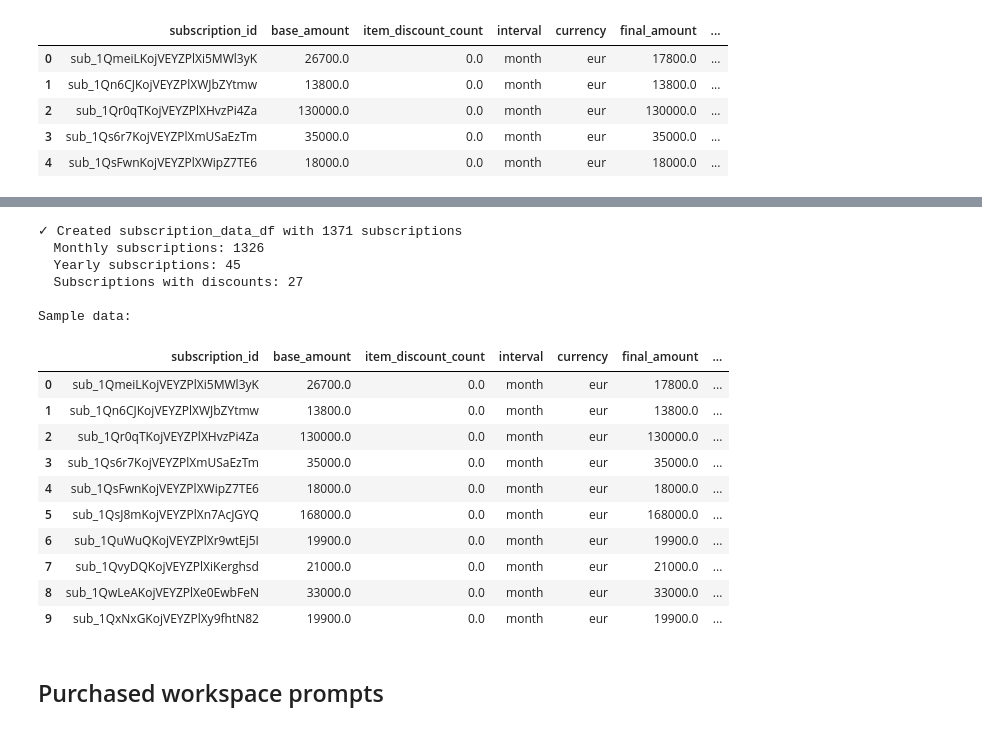
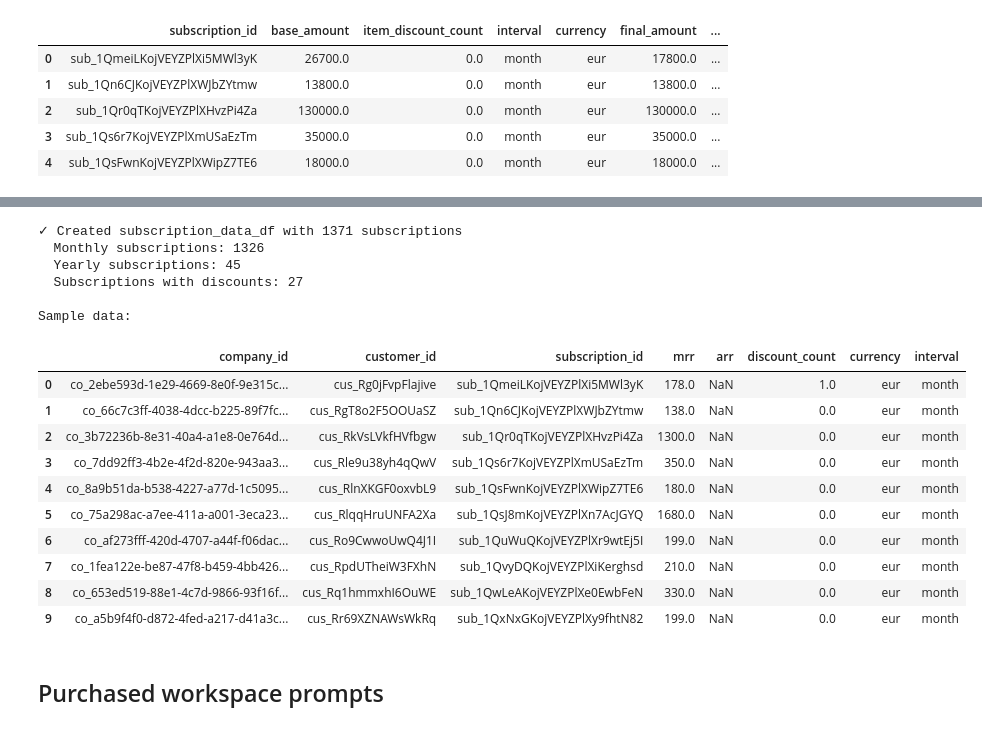
Before and after one commit to peec-ai/stripe-migration-analysis, a Jupyter notebook: transform/notebooks/migration_analysis-match.ipynb, the cells around one changed output, grey strips where cells are left out. Saved outputs shown, nothing was run; the diff lists cells and outputs as text; code cells hidden in the pictures.

```diff
--- a/transform/notebooks/migration_analysis-match.ipynb
+++ b/transform/notebooks/migration_analysis-match.ipynb
@@ -697,46 +696,45 @@ subscription_data = subscription_data.merge(
 )
 
 subscription_data.rename(columns={'id': 'company_id'}, inplace=True)
 
 
 # Step 7: Create final DataFrame with required columns
 subscription_data_df = subscription_data[[
-    'name',
     'company_id',
     'customer_id',
     'subscription_id',
     'mrr',
     'arr',
     'discount_count',
     'currency',
     'interval',
 ]].copy()
 
 print(f"\n✓ Created subscription_data_df with {len(subscription_data_df)} subscriptions")
 print(f"  Monthly subscriptions: {subscription_data_df['arr'].isna().sum()}")
 print(f"  Yearly subscriptions: {subscription_data_df['arr'].notna().sum()}")
 print(f"  Subscriptions with discounts: {(subscription_data_df['discount_count'] > 0).sum()}")
 print("\nSample data:")
 
-subscription_data.head(10)
+subscription_data_df.head(10)
 # %% [output]
 ✓ Created subscription_data_df with 1371 subscriptions
   Monthly subscriptions: 1326
   Yearly subscriptions: 45
   Subscriptions with discounts: 27
 
 Sample data:
-|  | subscription_id | base_amount | item_discount_count | interval | currency | final_amount | ... |
-| 0 | sub_1QmeiLKojVEYZPlXi5MWl3yK | 26700.0 | 0.0 | month | eur | 17800.0 | ... |
-| 1 | sub_1Qn6CJKojVEYZPlXWJbZYtmw | 13800.0 | 0.0 | month | eur | 13800.0 | ... |
-| 2 | sub_1Qr0qTKojVEYZPlXHvzPi4Za | 130000.0 | 0.0 | month | eur | 130000.0 | ... |
-| 3 | sub_1Qs6r7KojVEYZPlXmUSaEzTm | 35000.0 | 0.0 | month | eur | 35000.0 | ... |
-| 4 | sub_1QsFwnKojVEYZPlXWipZ7TE6 | 18000.0 | 0.0 | month | eur | 18000.0 | ... |
-| 5 | sub_1QsJ8mKojVEYZPlXn7AcJGYQ | 168000.0 | 0.0 | month | eur | 168000.0 | ... |
-| 6 | sub_1QuWuQKojVEYZPlXr9wtEj5I | 19900.0 | 0.0 | month | eur | 19900.0 | ... |
-| 7 | sub_1QvyDQKojVEYZPlXiKerghsd | 21000.0 | 0.0 | month | eur | 21000.0 | ... |
-| 8 | sub_1QwLeAKojVEYZPlXe0EwbFeN | 33000.0 | 0.0 | month | eur | 33000.0 | ... |
-| 9 | sub_1QxNxGKojVEYZPlXy9fhtN82 | 19900.0 | 0.0 | month | eur | 19900.0 | ... |
+|  | company_id | customer_id | subscription_id | mrr | arr | discount_count | currency | interval |
+| 0 | co_2ebe593d-1e29-4669-8e0f-9e315c... | cus_Rg0jFvpFlajive | sub_1QmeiLKojVEYZPlXi5MWl3yK | 178.0 | NaN | 1.0 | eur | month |
+| 1 | co_66c7c3ff-4038-4dcc-b225-89f7fc... | cus_RgT8o2F5OOUaSZ | sub_1Qn6CJKojVEYZPlXWJbZYtmw | 138.0 | NaN | 0.0 | eur | month |
+| 2 | co_3b72236b-8e31-40a4-a1e8-0e764d... | cus_RkVsLVkfHVfbgw | sub_1Qr0qTKojVEYZPlXHvzPi4Za | 1300.0 | NaN | 0.0 | eur | month |
+| 3 | co_7dd92ff3-4b2e-4f2d-820e-943aa3... | cus_Rle9u38yh4qQwV | sub_1Qs6r7KojVEYZPlXmUSaEzTm | 350.0 | NaN | 0.0 | eur | month |
+| 4 | co_8a9b51da-b538-4227-a77d-1c5095... | cus_RlnXKGF0oxvbL9 | sub_1QsFwnKojVEYZPlXWipZ7TE6 | 180.0 | NaN | 0.0 | eur | month |
+| 5 | co_75a298ac-a7ee-411a-a001-3eca23... | cus_RlqqHruUNFA2Xa | sub_1QsJ8mKojVEYZPlXn7AcJGYQ | 1680.0 | NaN | 0.0 | eur | month |
+| 6 | co_af273fff-420d-4707-a44f-f06dac... | cus_Ro9CwwoUwQ4J1I | sub_1QuWuQKojVEYZPlXr9wtEj5I | 199.0 | NaN | 0.0 | eur | month |
+| 7 | co_1fea122e-be87-47f8-b459-4bb426... | cus_RpdUTheiW3FXhN | sub_1QvyDQKojVEYZPlXiKerghsd | 210.0 | NaN | 0.0 | eur | month |
+| 8 | co_653ed519-88e1-4c7d-9866-93f16f... | cus_Rq1hmmxhI6OuWE | sub_1QwLeAKojVEYZPlXe0EwbFeN | 330.0 | NaN | 0.0 | eur | month |
+| 9 | co_a5b9f4f0-d872-4fed-a217-d41a3c... | cus_Rr69XZNAWsWkRq | sub_1QxNxGKojVEYZPlXy9fhtN82 | 199.0 | NaN | 0.0 | eur | month |
 # %% [markdown]
 ## Purchased workspace prompts
 # %%
```
Also changed, not shown: parts of 16 cells of this notebook.
